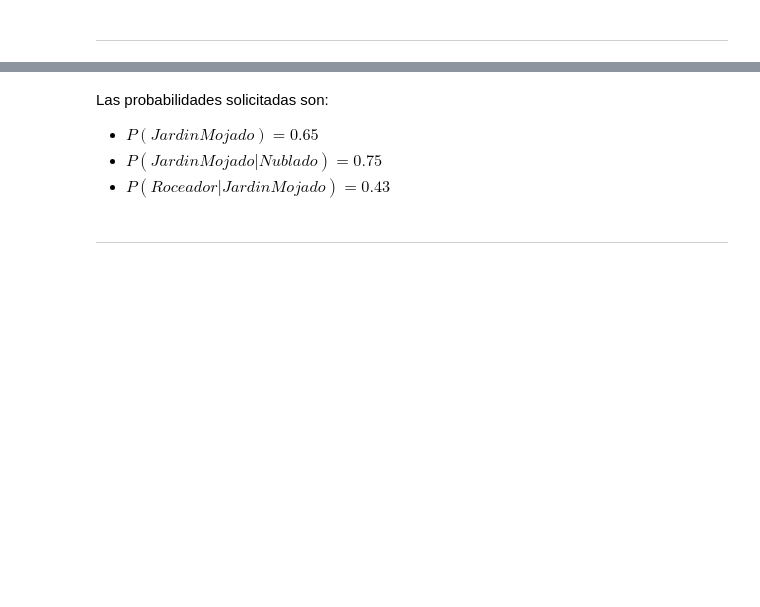
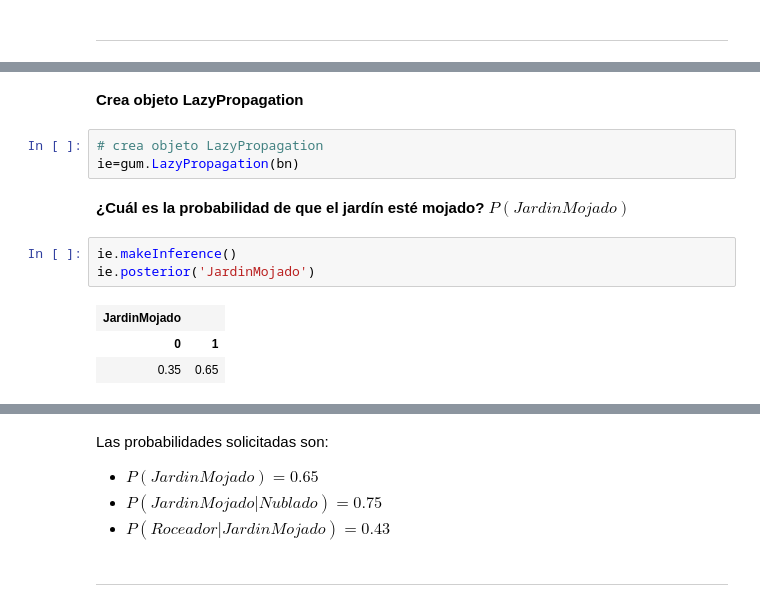
Before and after one commit to cgaravitoc/macc, a Jupyter notebook: AI/Notebook 9 - Redes bayesianas/nb9.ipynb, the cells around one changed output, grey strips where cells are left out. Saved outputs shown, nothing was run; the diff lists cells and outputs as text; blank space fills up the shorter version.

```diff
--- a/AI/Notebook 9 - Redes bayesianas/nb9.ipynb
+++ b/AI/Notebook 9 - Redes bayesianas/nb9.ipynb
@@ -205,3 +274,17 @@ Utilice un objeto `LazyPropagation` y los métodos `makeInference`, `posterior`
 Observe que al correr la celda a continuación se debe obtener la siguiente respuesta:
 
 <img src="./imagenes/jardin2.png" width="600">
+# %% [markdown]
+**Crea objeto LazyPropagation**
+# %%
+# crea objeto LazyPropagation
+ie=gum.LazyPropagation(bn)
+# %% [markdown]
+**¿Cuál es la probabilidad de que el jardín esté mojado? $P(JardinMojado)$**
+# %%
+ie.makeInference()
+ie.posterior('JardinMojado')
+# %% [output]
+| JardinMojado |  |
+| 0 | 1 |
+| 0.35 | 0.65 |
```
Also changed, not shown: parts of 34 cells of this notebook.
